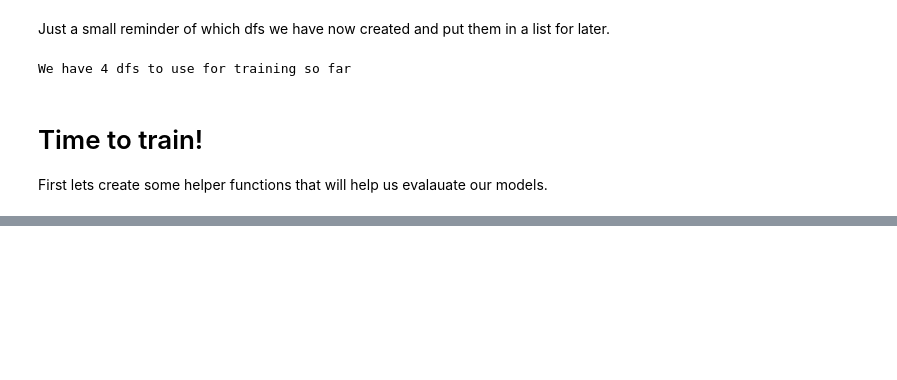
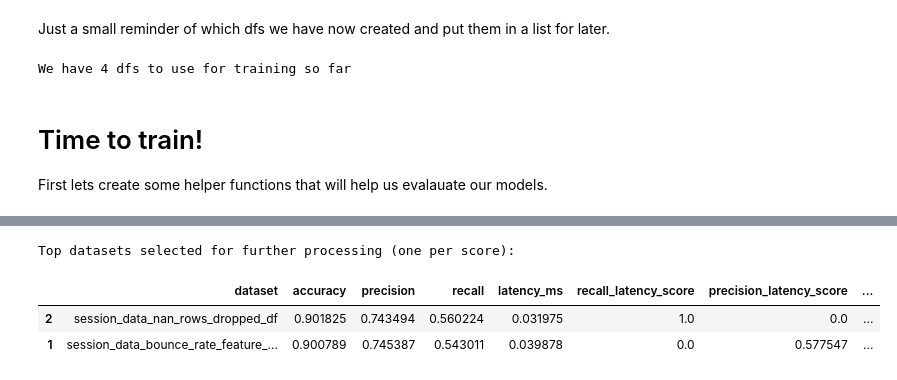
Before and after one commit to sunsunwall/ecommerce_conversion_project_2025, a Jupyter notebook: project_draft.ipynb, the cells around one changed output, grey strips where cells are left out. Cells and saved outputs as stored; diff of their text form; code cells hidden in the pictures; blank space fills up the shorter version.

```diff
--- a/project_draft.ipynb
+++ b/project_draft.ipynb
@@ -2937,3 +2958,26 @@ Top 2 datasets selected for further processing:
+# %%
+# Select top models by each score
+top_recall_model = baseline_results.loc[baseline_results['recall_latency_score'].idxmax()]
+top_precision_model = baseline_results.loc[baseline_results['precision_latency_score'].idxmax()]
+
+# Combine and drop any duplicate if same model happens to top both
+top_datasets = pd.concat([top_recall_model.to_frame().T, top_precision_model.to_frame().T]).drop_duplicates()
+
+# Optional: tag type of selection
+top_datasets['selection_type'] = ['recall_latency_top', 'precision_latency_top'][:len(top_datasets)]
+
+# 🌟 Display the selected top datasets
+print("\nTop datasets selected for further processing (one per score):")
+display(top_datasets[['dataset', 'accuracy', 'precision', 'recall', 'latency_ms',
+                      'recall_latency_score', 'precision_latency_score', 'selection_type']])
+
+# 🧙‍♂️ Extract their names for next pipeline stage
+top_dataset_names = top_datasets['dataset'].tolist()
+# %% [output]
+Top datasets selected for further processing (one per score):
+|  | dataset | accuracy | precision | recall | latency_ms | recall_latency_score | precision_latency_score | ... |
+| 2 | session_data_nan_rows_dropped_df | 0.901825 | 0.743494 | 0.560224 | 0.031975 | 1.0 | 0.0 | ... |
+| 1 | session_data_bounce_rate_feature_... | 0.900789 | 0.745387 | 0.543011 | 0.039878 | 0.0 | 0.577547 | ... |
 # %%
 from imblearn.under_sampling import RandomUnderSampler
 from imblearn.over_sampling import RandomOverSampler, SMOTE
```
Also changed, not shown: parts of 12 cells of this notebook.
